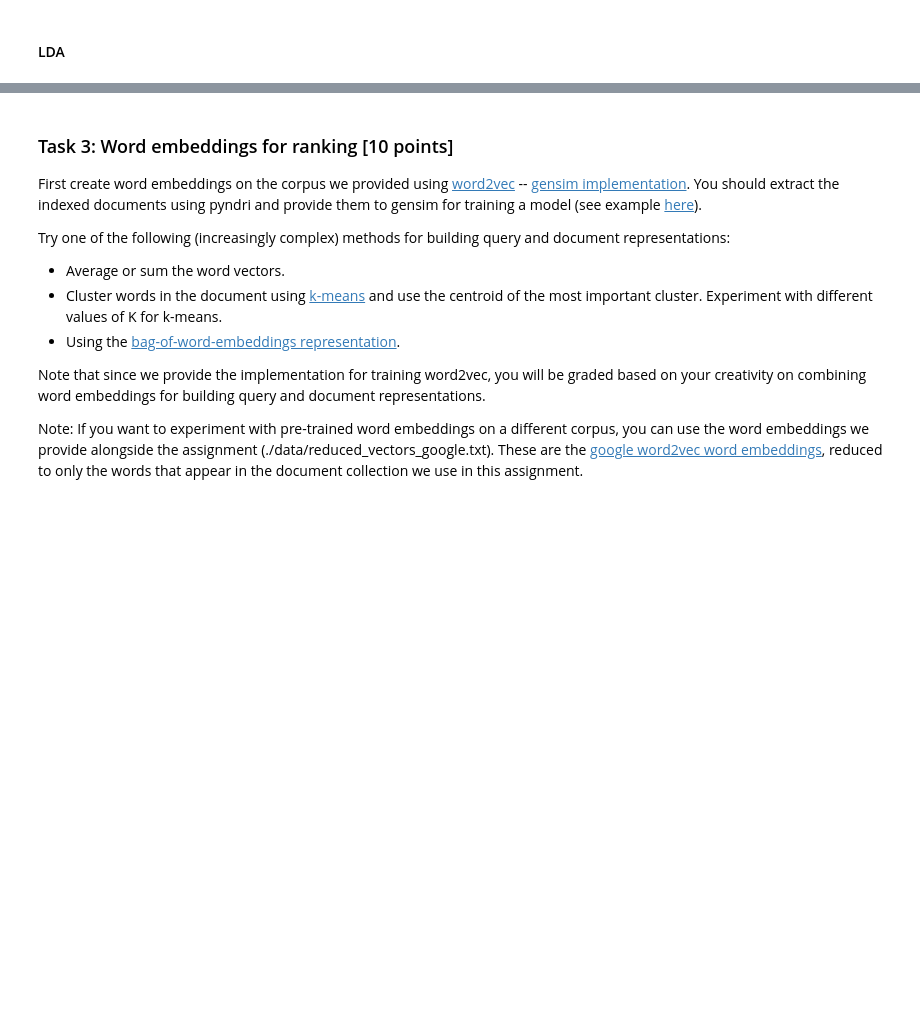
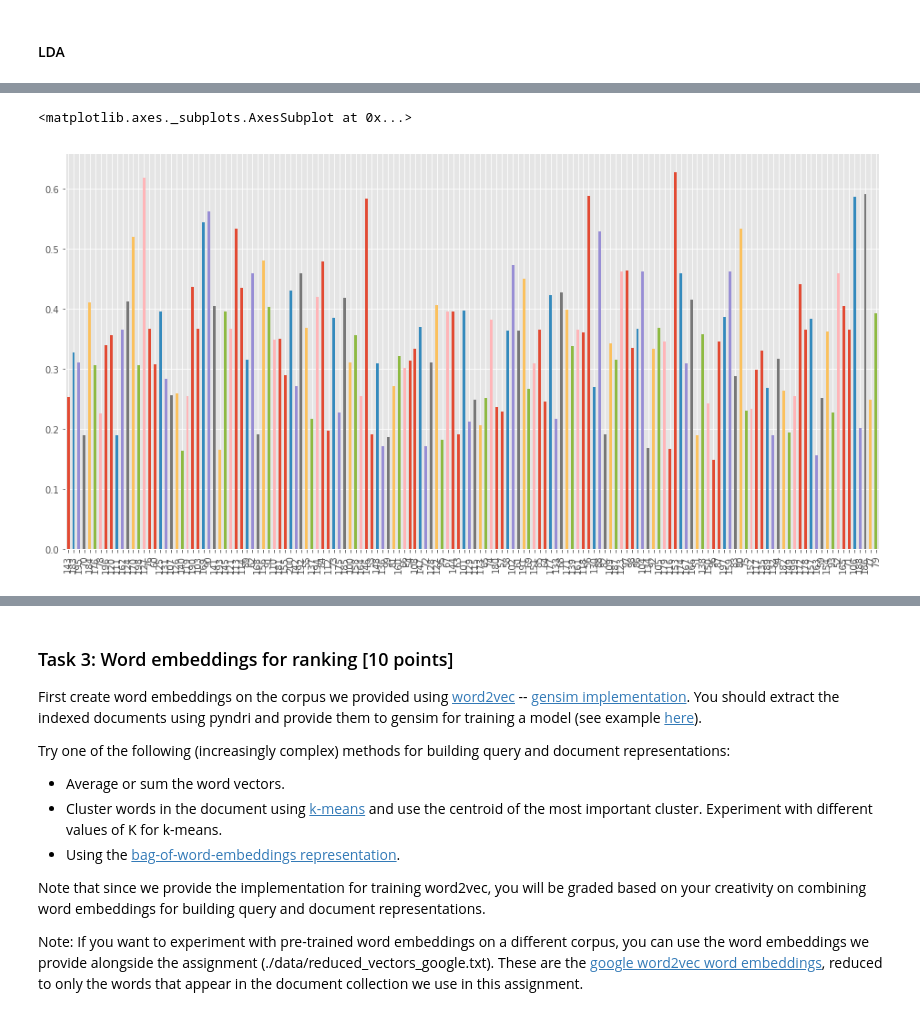
Before and after one commit to littlewine/search-struct-unstruct-data, a Jupyter notebook: assignment 1 Antonis.ipynb, the cells around one changed output, grey strips where cells are left out. Drawn from its saved outputs; the diff is of its cells as text; code cells hidden in the pictures; blank space fills up the shorter version.

```diff
--- a/assignment 1 Antonis.ipynb
+++ b/assignment 1 Antonis.ipynb
@@ -1464,0 +1260,3 @@ ranking_new['100']
+# %%
+model = gensim.models.ldamulticore.LdaMulticore.load('lda/lda_50_alpha=auto')
+model.minimum_probability=0
@@ -1464,0 +1282,4 @@ ranking_new['100']
+# %%
+# queries_lda = transform_queries_lda(queries, lda)
+
+transformed_queries = transform_queries(queries, model)
@@ -1464,0 +1288,8 @@ ranking_new['100']
+# %%
+def get_2nd_obj(x):
+    (_,sc) = x
+    return sc
+# %%
+max_topic_score=pd.Series(index=transformed_queries.keys())
+for q_id in transformed_queries.keys():
+    max_topic_score.ix[q_id] = max(map(get_2nd_obj,transformed_queries[q_id]))
@@ -1464,0 +1304,5 @@ ranking_new['100']
+# %%
+max_topic_score.plot(kind='bar')
+# %% [output]
+<matplotlib.axes._subplots.AxesSubplot at 0x...>
+[figure, added]
```
Also changed, not shown: parts of 82 cells of this notebook.
